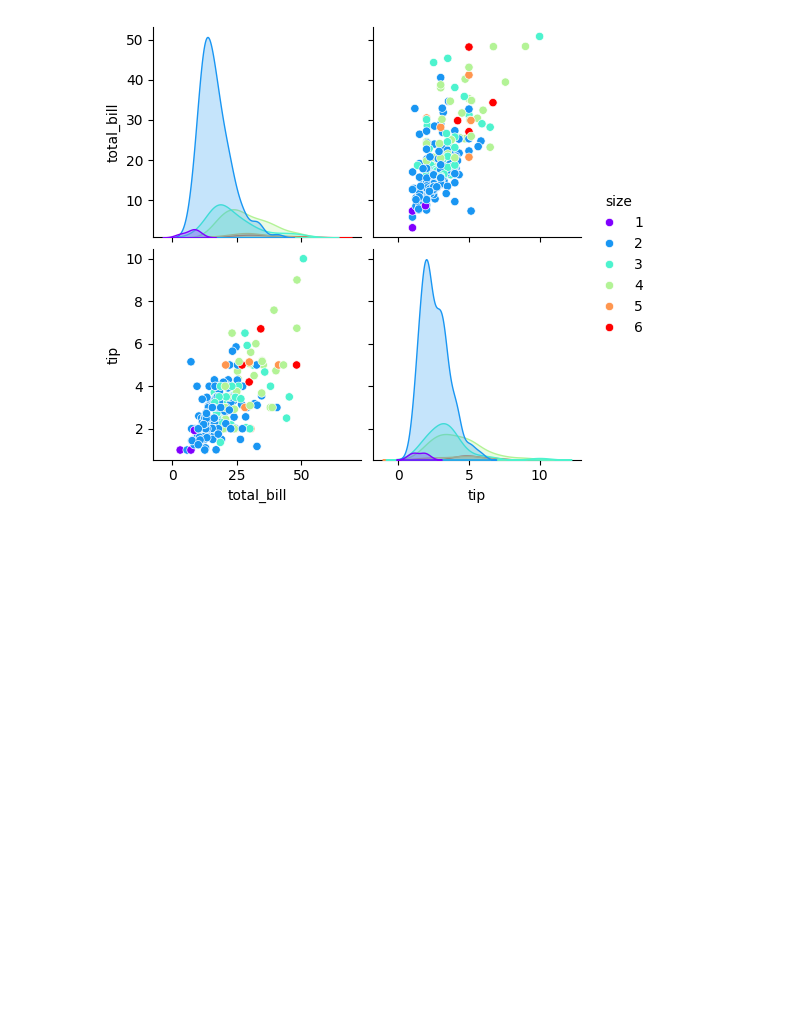
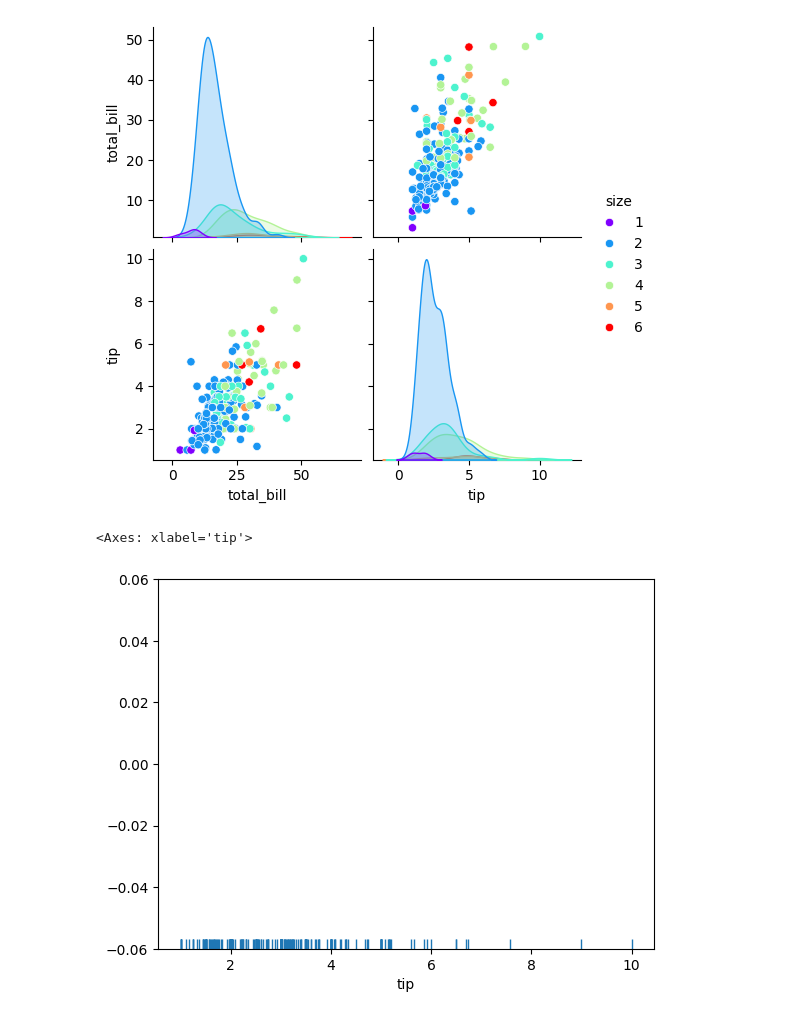
Before and after one commit to mzaid622/Data-Science-Course, a Jupyter notebook: Data_Visualizaion/Distribution.ipynb, the cells around one changed output. Saved outputs shown, nothing was run; the diff lists cells and outputs as text; code cells hidden in the pictures; blank space fills up the shorter version.

Commit message:
Caategorical plot

```diff
--- a/Data_Visualizaion/Distribution.ipynb
+++ b/Data_Visualizaion/Distribution.ipynb
@@ -67,3 +67,9 @@ sns.pairplot(df,hue="size",palette="rainbow")
 # %% [output]
 <seaborn.axisgrid.PairGrid at 0x...>
 [figure]
+# %%
+# Rug Plot
+sns.rugplot(df['tip'])
+# %% [output]
+<Axes: xlabel='tip'>
+[figure, added]
```
Also changed, not shown: 1 other file.
